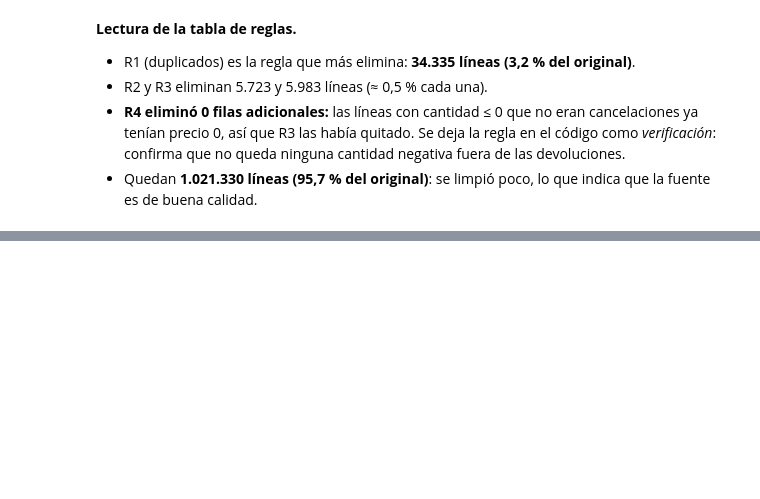
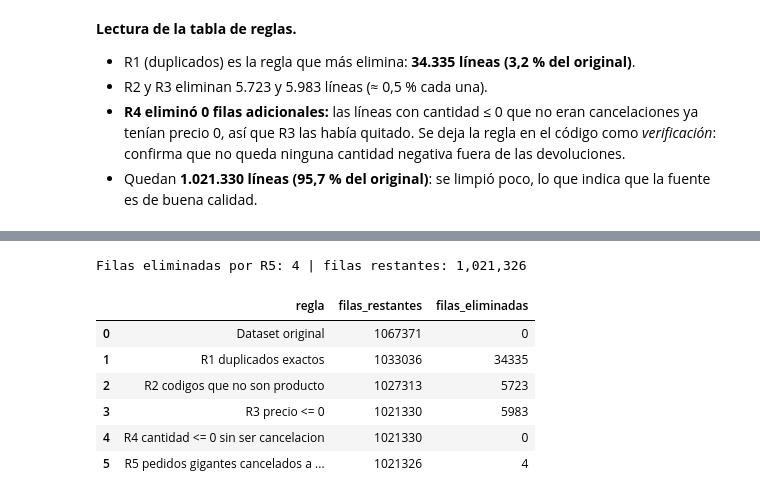
Before and after one commit to Xantyagoh/grupo3-bi-ecommerce, a Jupyter notebook: notebooks/02_preparacion_modelado.ipynb, the cells around one changed output, grey strips where cells are left out. Saved outputs shown, nothing was run; the diff lists cells and outputs as text; code cells hidden in the pictures; blank space fills up the shorter version.

```diff
--- a/notebooks/02_preparacion_modelado.ipynb
+++ b/notebooks/02_preparacion_modelado.ipynb
@@ -111,0 +211,17 @@ Filas finales: 1,021,330 (95.7% del original)
+# %%
+# Decision R5: se eliminan SOLO los 2 pedidos gigantes y sus 2 cancelaciones (4 lineas)
+n_antes = len(limpio)
+limpio = limpio[limpio['cantidad'].abs() < 70000]
+registro.append({'regla': 'R5 pedidos gigantes cancelados a los minutos',
+                 'filas_restantes': len(limpio), 'filas_eliminadas': n_antes - len(limpio)})
+print(f'Filas eliminadas por R5: {n_antes - len(limpio)} | filas restantes: {len(limpio):,}')
+pd.DataFrame(registro)
+# %% [output]
+Filas eliminadas por R5: 4 | filas restantes: 1,021,326
+|  | regla | filas_restantes | filas_eliminadas |
+| 0 | Dataset original | 1067371 | 0 |
+| 1 | R1 duplicados exactos | 1033036 | 34335 |
+| 2 | R2 codigos que no son producto | 1027313 | 5723 |
+| 3 | R3 precio <= 0 | 1021330 | 5983 |
+| 4 | R4 cantidad <= 0 sin ser cancelacion | 1021330 | 0 |
+| 5 | R5 pedidos gigantes cancelados a ... | 1021326 | 4 |
```
Also changed, not shown: parts of 9 cells of this notebook, 1 other file.
